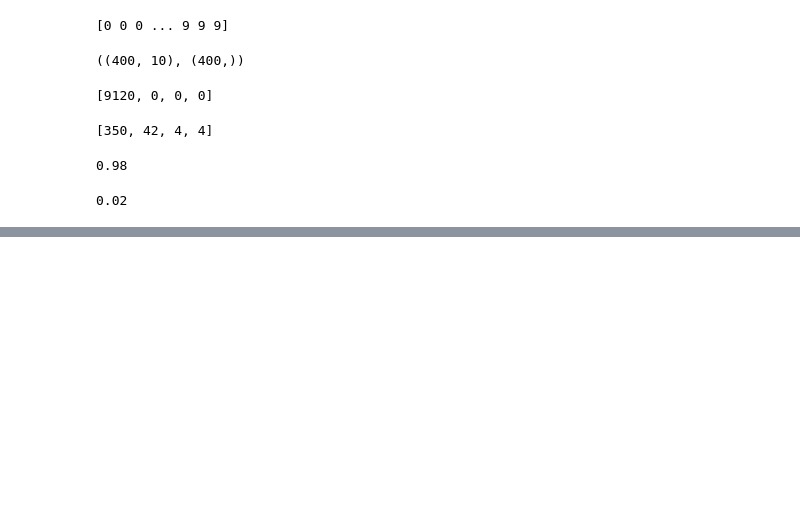
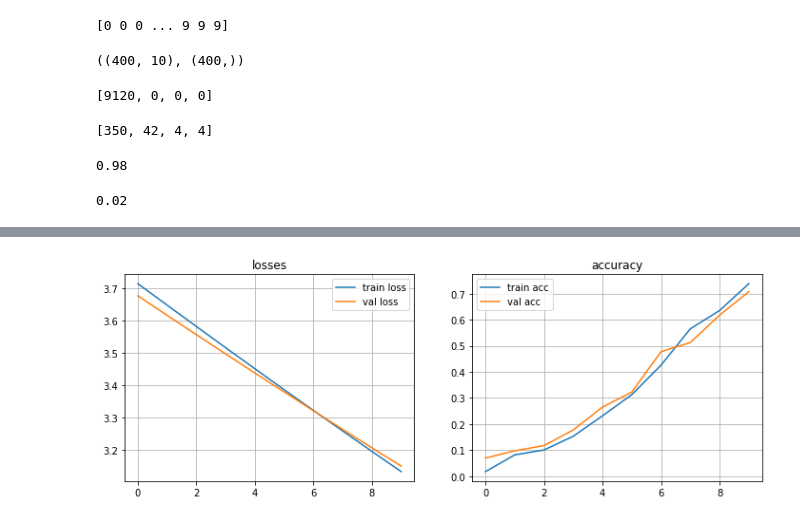
Before and after one commit to xushangning/cs386, a Jupyter notebook: 2-oracle/code/OracleNet.ipynb, the cells around one changed output, grey strips where cells are left out. Saved outputs shown, nothing was run; the diff lists cells and outputs as text; code cells hidden in the pictures; blank space fills up the shorter version.

Commit message:
implement ensemble for oraclenet

```diff
--- a/2-oracle/code/OracleNet.ipynb
+++ b/2-oracle/code/OracleNet.ipynb
@@ -71,14 +73,14 @@ class OracleNetTrainer(object):
         :param vis_on_batch: whether to record visualization on batch
         """
         # load original data
-        X_train, y_train = Dataset.load_data(num_cat=40, one_hot=False, filter_keys=['val'])
-        X_val, y_val = Dataset.load_data(num_cat=40, one_hot=False, filter_keys=['val'], inclusive=True)
+        self.X_train, y_train = Dataset.load_data(num_cat=40, one_hot=False, filter_keys=['val', 'test'], normalize=True)
+        self.X_val, y_val = Dataset.load_data(num_cat=40, one_hot=False, filter_keys=['val'], inclusive=True, normalize=True)
         # X, y = Dataset.load_data(one_hot=False, num_cat=40)
         # normalize image to 0.0 - 1.0
-        self.X_train = X_train / 255
-        self.X_val = X_val / 255
-        self.X_train = self.X_train.reshape(self.X_train.shape + (1,))
-        self.X_val = self.X_val.reshape(self.X_val.shape + (1,))
+#         self.X_train = X_train / 255
+#         self.X_val = X_val / 255
+#         self.X_train = self.X_train.reshape(self.X_train.shape + (1,))
+#         self.X_val = self.X_val.reshape(self.X_val.shape + (1,))
         # covert to different categories
         # y40 = Dataset.to_onehot(y, 40)
         # y = Dataset.cat40_to_cat10(y)
@@ -324,0 +329,18 @@ sum((y_pred_val[1] // 4) == y_val[10].argmax(axis=1)) / y_val[10].shape[0]
+# %%
+model_cat40 = load_model('./model/weights_norm_cat40_v2.hdf5')
+model_cat10 = load_model('./model/weights_norm_cat10_v2.hdf5')
+model_cat40.name = 'cat40'
+model_cat10.name = 'cat10'
+model_cat10.trainable = False
+model_cat40.trainable = False
+# %%
+def ensemble(model_cat10, model_cat40, num_cat):
+    imgs = L.Input(shape=(64, 64, 1), name='ensemble_input')
+    cat10 = model_cat10(imgs)
+    cat40 = model_cat40(imgs)
+    ens = L.concatenate([cat10, cat40], name='ensemble_merge')
+    y = L.Dense(num_cat, activation='softmax', name='ensemble_dense')(ens)
+    return Model(inputs=imgs, outputs=y, name='ensemble')
+# %%
+ensemble_cat10 = ensemble(model_cat10, model_cat40, 10)
+ensemble_cat40 = ensemble(model_cat10, model_cat40, 40)
@@ -324,0 +389,8 @@ sum((y_pred_val[1] // 4) == y_val[10].argmax(axis=1)) / y_val[10].shape[0]
+# %%
+sgd = SGD(lr=0.001, decay=1e-6, momentum=0.9, nesterov=True)
+ensemble_cat40.compile(loss='categorical_crossentropy', optimizer=sgd,
+                       metrics=['accuracy'])
+
+default_trainer.train(ensemble_cat40, num_cat=40, batch_size=32, epochs=30)
+# %% [output]
+[figure, added]
```
Also changed, not shown: parts of 5 cells of this notebook, 1 other file.
